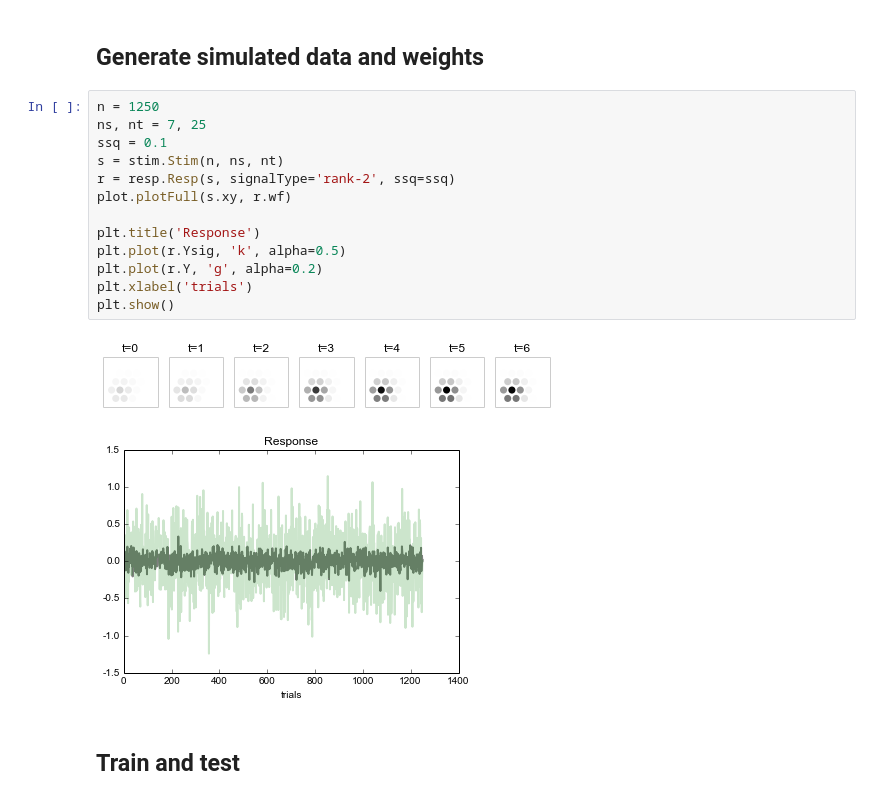
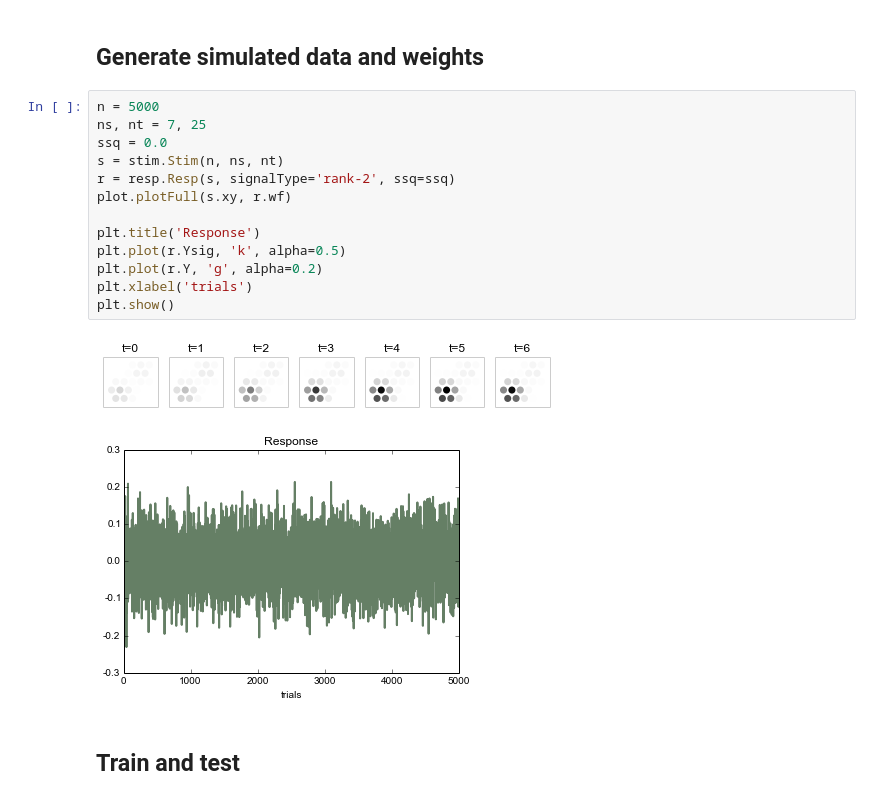
Before and after one commit to mobeets/pyASDRD, a Jupyter notebook: ASD FTW.ipynb, the cells around one changed output. Cells and saved outputs as stored; diff of their text form.

```diff
--- a/ASD FTW.ipynb
+++ b/ASD FTW.ipynb
@@ -19,21 +19,21 @@ reload(plot)
 # %% [markdown]
 ## Generate simulated data and weights
 # %%
-n = 1250
+n = 5000
 ns, nt = 7, 25
-ssq = 0.1
+ssq = 0.0
 s = stim.Stim(n, ns, nt)
 r = resp.Resp(s, signalType='rank-2', ssq=ssq)
 plot.plotFull(s.xy, r.wf)
 
 plt.title('Response')
 plt.plot(r.Ysig, 'k', alpha=0.5)
 plt.plot(r.Y, 'g', alpha=0.2)
 plt.xlabel('trials')
 plt.show()
 # %% [output]
-[figure, old version]
+[figure, new version]
-[figure, old version]
+[figure, new version]
 # %% [markdown]
 ## Train and test
 # %% [markdown]
```
Also changed, not shown: parts of 1 cell of this notebook, 1 other file.
